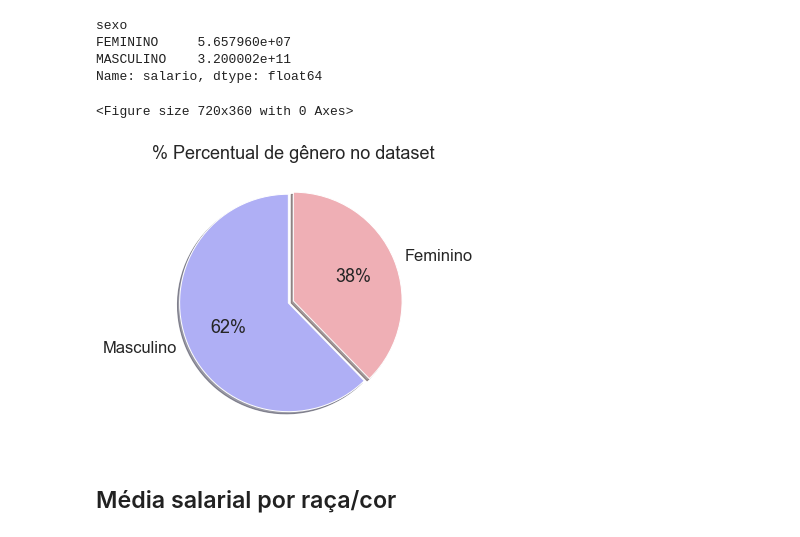
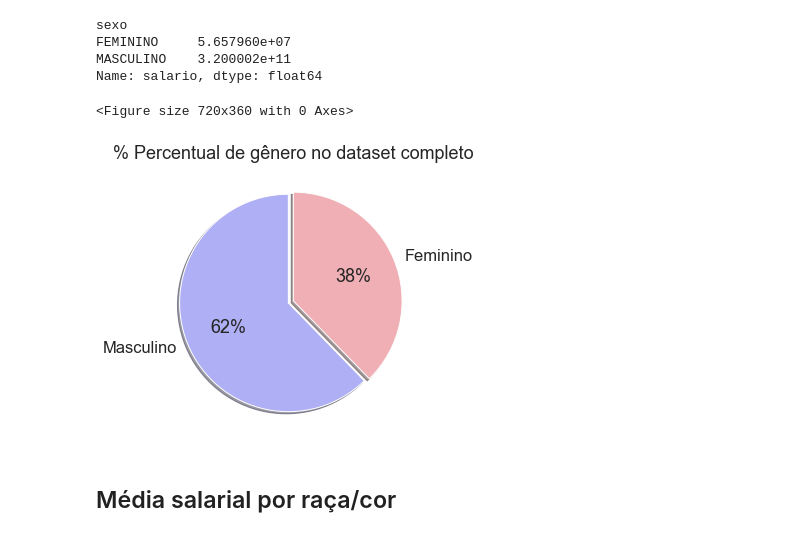
Before and after one commit to nicolastelles/AnaliseCAGED, a Jupyter notebook: CAGED topic 1 e 4.ipynb, the cells around one changed output. Drawn from its saved outputs; the diff is of its cells as text; code cells hidden in the pictures.

```diff
--- a/CAGED topic 1 e 4.ipynb
+++ b/CAGED topic 1 e 4.ipynb
@@ -120,8 +109,51 @@ TipoMovDesagregado = {
 90:'Desliamento por Acordo Empregado e Empregador',
 98:'Desligamento de Tipo Ignorado',
 99:'Não Identificado'}
+# %%
+ValeParabiba= {
+354990:'Sao Jose dos Campos',
+350850:'Cacapava',
+352440:'Jacarei',
+355540:'Ubatuba',
+355410:'Taubate',
+352020:'Igarata',
+352490:'Jambeiro',
+353170:'Monteiro Lobato',
+353560:'Paraibuna',
+354600:'Santa Branca',
+350250:'Aparecida',
+350315:'Arapei',
+350350:'Areias',
+350490:'Bananal',
+350860:'Cachoeira Paulista',
+350970:'Campos do Jordao',
+350995:'Canas',
+351050:'Caraguatatuba',
+351340:'Cruzeiro',
+351360:'Cunha',
+351840:'Guaratingueta',
+352040:'Ilhabela',
+352630:'Lagoinha',
+352660:'Lavrinhas',
+352720:'Lorena',
+353230:'Natividade da Serra',
+353800:'Pindamonhangaba',
+353850:'Piquete',
+354075:'Potim',
+354190:'Queluz',
+354230:'Redencao da Serra',
+354430:'Roseira',
+354600:'Santa Branca',
+354820:'Santo Antonio do Pinhal',
+354860:'Sao Bento do Sapucai',
+354960:'Sao Jose do Barreiro',
+355000:'Sao Luis do Paraitinga',
+355070:'Sao Sebastiao',
+355200:'Silveiras',
+355480:'Tremembe'}
 # %%
 df['racacor'] = df['racacor'].map(Raca)
+df['municipio'] = df['municipio'].map(ValeParabiba, na_action='none')
 df['sexo'] = df['sexo'].map(Sexo)
 df['tipomovimentacao'] = df['tipomovimentacao'].map(TipoMovDesagregado)
 # %% [markdown]
@@ -551,23 +626,23 @@ Name: salario, dtype: float64
 # %%
 fig = plt.figure(figsize=(10, 5))
 male_only = df[df['sexo'] == 'MASCULINO']
 female_only = df[df['sexo'] == 'FEMININO']
 
 
 fig = plt.figure(figsize=(5, 5))
 
 colors = ['#AFAFF5', '#EFAFB5']
 labels = ['Masculino', 'Feminino']
 sizes = [len(male_only), len(female_only)]
 explode = (0.05, 0)
 sns.set(font_scale=1.5)
 ax = plt.pie(sizes, labels=labels, explode=explode, colors=colors, shadow=True, startangle=90, autopct='%1.f%%')
 
-plt.title('% Percentual de gênero no dataset')
+plt.title('% Percentual de gênero no dataset completo')
 plt.show()
 # %% [output]
 <Figure size 720x360 with 0 Axes>
-[figure, old version]
+[figure, new version]
 # %% [markdown]
 ## Média salarial por raça/cor
 # %%
```
Also changed, not shown: parts of 35 cells of this notebook.
